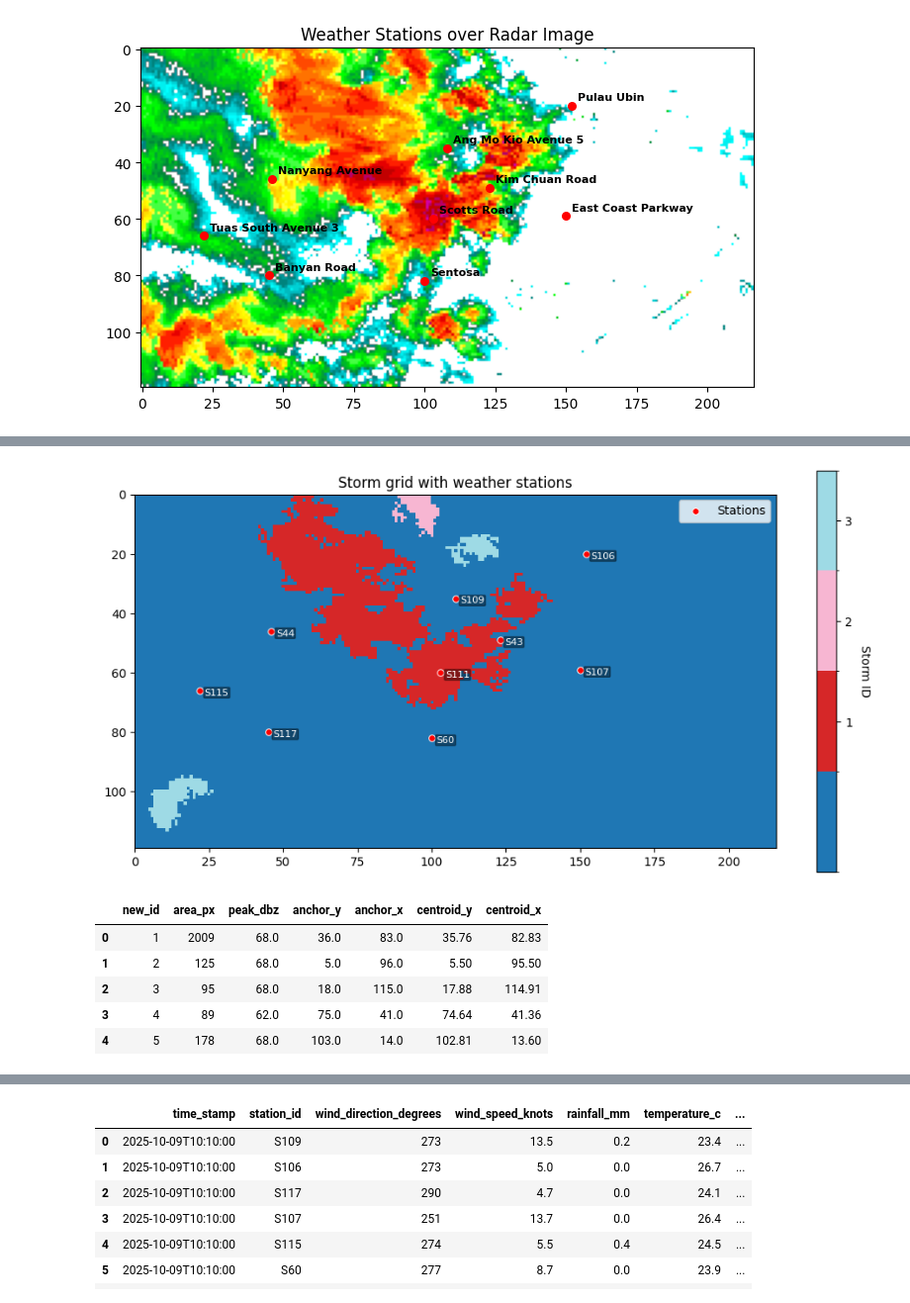
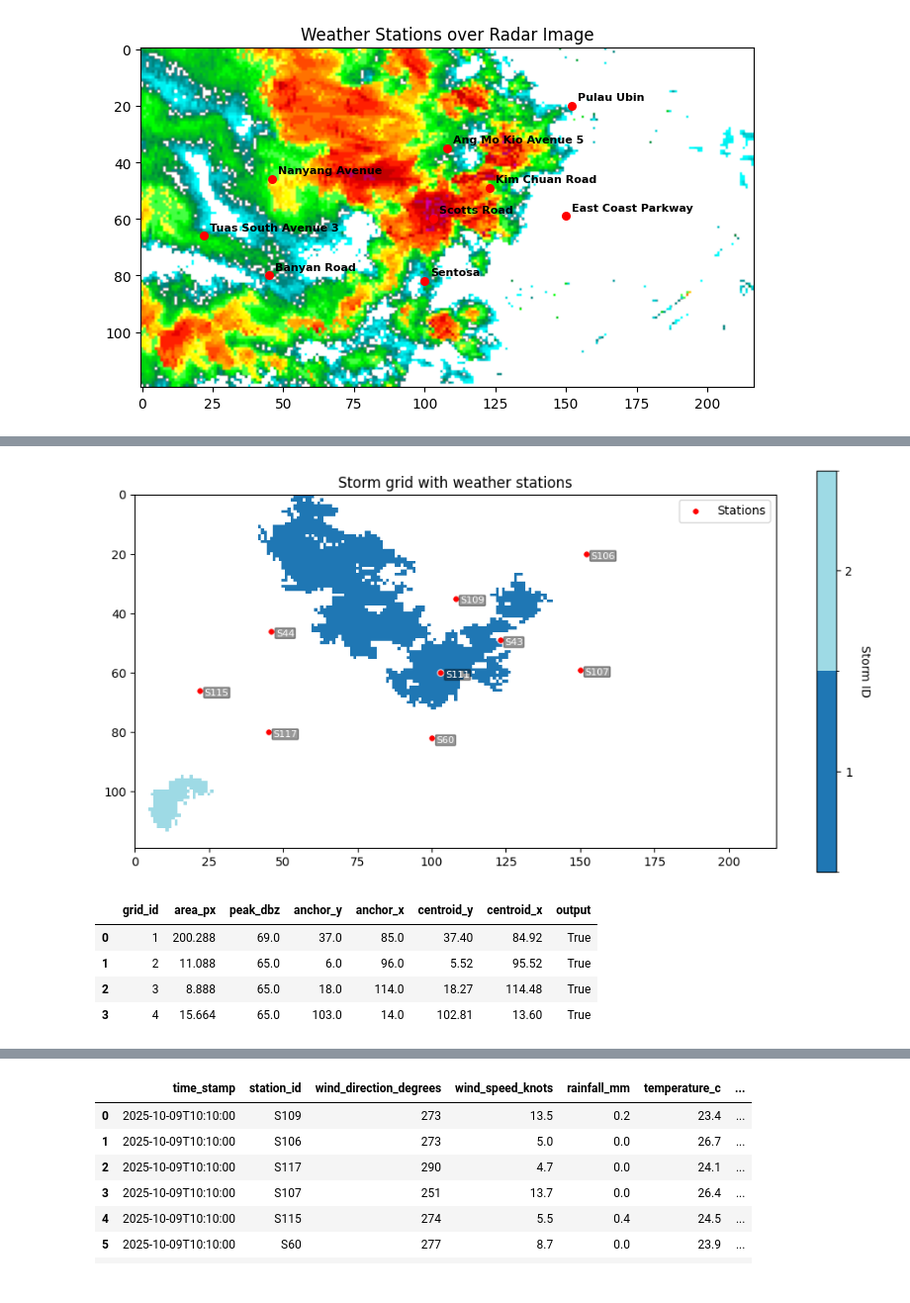
Before and after one commit to ShayneTan03/weather_app, a Jupyter notebook: backend/storm_object_detector/dev.ipynb, the cells around one changed output, grey strips where cells are left out. Shown at 99% size. Cells and saved outputs as stored; diff of their text form; code cells hidden in the pictures.

```diff
--- a/backend/storm_object_detector/dev.ipynb
+++ b/backend/storm_object_detector/dev.ipynb
@@ -216,7 +216,7 @@ with open('sample_data/test_image.jpg','rb') as f:
 # print(type(data))
 # print(data)
 # %%
-possible_storm_grid, possible_storm_df = image_to_possible_storm(data,50,80)
+possible_storm_grid, possible_storm_df = image_to_possible_storm(data,50,150)
 # %%
 possible_storm_df
 # %% [output]
@@ -248,48 +226,55 @@ plt.show()
 # %%
 H, W = possible_storm_grid.shape
 
-# --- make a discrete colormap (one color per storm id) ---
-labels = np.unique(possible_storm_grid)
+# 1) Collect actual storm IDs (exclude background 0)
+labels = np.array(sorted(np.unique(possible_storm_grid)))
 labels = labels[labels != 0]
-if len(labels) == 0:
-    labels = np.array([0])  # avoid errors on empty
-cmap  = plt.get_cmap("tab20", len(labels))
-norm  = colors.BoundaryNorm(np.arange(len(labels)+1)-0.5, cmap.N)
+N = len(labels)
+if N == 0:
+    labels = np.array([0]); N = 1
 
-# --- plot grid (origin='upper' so (x,y) matches array indexing) ---
+# 2) Map real labels -> 0..N-1 for coloring
+lab2idx = {lab: i for i, lab in enumerate(labels)}
+idx_grid = np.vectorize(lambda v: lab2idx.get(v, -1))(possible_storm_grid)  # -1 for background
+
+# 3) Build discrete colormap (one color per storm), mask background
+cmap = plt.get_cmap("tab20", N)
+norm = colors.BoundaryNorm(np.arange(N+1)-0.5, N)  # bins centered at 0..N-1
+plot_data = np.ma.masked_where(idx_grid < 0, idx_grid)  # hide background
+
+# 4) Plot
 plt.figure(figsize=(10,5))
-im = plt.imshow(possible_storm_grid, cmap=cmap, norm=norm, origin='upper')
-cbar = plt.colorbar(im, ticks=labels)
+im = plt.imshow(plot_data, cmap=cmap, norm=norm, origin='upper')
+
+# Colorbar with REAL storm IDs
+cbar = plt.colorbar(im, ticks=np.arange(N))
+cbar.ax.set_yticklabels([str(l) for l in labels])
 cbar.set_label("Storm ID", rotation=270, labelpad=15)
 
-# --- unpack station pixel coords ---
+# 5) Stations
 xs = [xy[0] for xy in dummy_data["coord"]]
 ys = [xy[1] for xy in dummy_data["coord"]]
-
-# plot stations
 plt.scatter(xs, ys, s=30, c='red', edgecolors='white', linewidths=0.7, label='Stations')
 
-# optional labels (comment out if too cluttered)
 for sid, (x, y) in zip(dummy_data['station_id'], dummy_data['coord']):
     plt.annotate(str(sid), (x, y), xytext=(4, -4), textcoords='offset points',
                  fontsize=8, color='white', bbox=dict(boxstyle='round,pad=0.1', fc='black', alpha=0.4))
 
-plt.xlim(0, W-1); plt.ylim(H-1, 0)   # ensure pixel axes
+plt.xlim(0, W-1); plt.ylim(H-1, 0)
 plt.title("Storm grid with weather stations")
 plt.legend(loc='upper right')
 plt.tight_layout()
 plt.show()
 # %% [output]
-[figure, old version]
+[figure, new version]
 # %%
 possible_storm_df
 # %% [output]
-|  | new_id | area_px | peak_dbz | anchor_y | anchor_x | centroid_y | centroid_x |
-| 0 | 1 | 2009 | 68.0 | 36.0 | 83.0 | 35.76 | 82.83 |
-| 1 | 2 | 125 | 68.0 | 5.0 | 96.0 | 5.50 | 95.50 |
-| 2 | 3 | 95 | 68.0 | 18.0 | 115.0 | 17.88 | 114.91 |
-| 3 | 4 | 89 | 62.0 | 75.0 | 41.0 | 74.64 | 41.36 |
-| 4 | 5 | 178 | 68.0 | 103.0 | 14.0 | 102.81 | 13.60 |
+|  | grid_id | area_px | peak_dbz | anchor_y | anchor_x | centroid_y | centroid_x | output |
+| 0 | 1 | 200.288 | 69.0 | 37.0 | 85.0 | 37.40 | 84.92 | True |
+| 1 | 2 | 11.088 | 65.0 | 6.0 | 96.0 | 5.52 | 95.52 | True |
+| 2 | 3 | 8.888 | 65.0 | 18.0 | 114.0 | 18.27 | 114.48 | True |
+| 3 | 4 | 15.664 | 65.0 | 103.0 | 14.0 | 102.81 | 13.60 | True |
 # %%
 def storm_pixel_coordinates(
         storm_id
```
Also changed, not shown: parts of 6 cells of this notebook, 2 other files.
